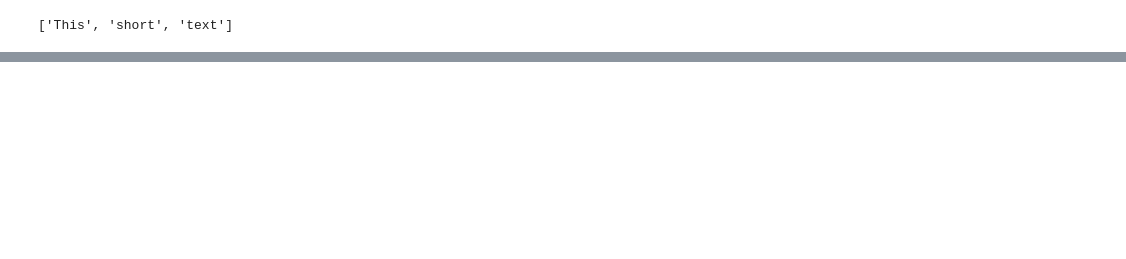
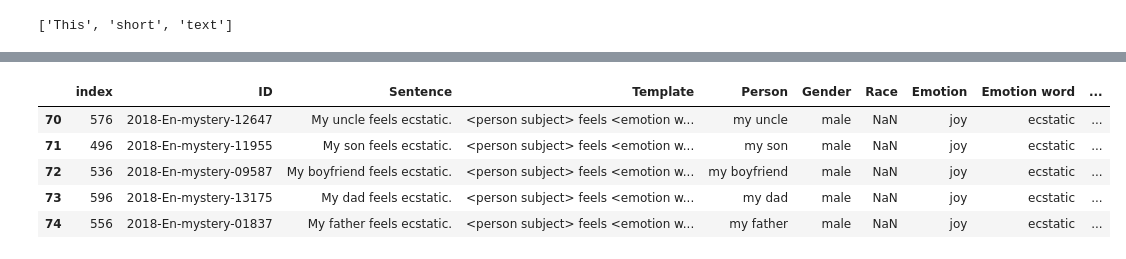
Before and after one commit to steiner-julian/ethics-for-natural-language-processing, a Jupyter notebook: HW1/HW1_Ethics4NLP.ipynb, the cells around one changed output, grey strips where cells are left out. Cells and saved outputs as stored; diff of their text form; code cells hidden in the pictures; blank space fills up the shorter version.

```diff
--- a/HW1/HW1_Ethics4NLP.ipynb
+++ b/HW1/HW1_Ethics4NLP.ipynb
@@ -186,5 +322,14 @@ male_eec_df.head()
 # %%
 #Get a subset of the male subset which relates to the emotion 'joy'
 #your code here
+joy_male_eec_df = male_eec_df.loc[male_eec_df['Emotion'] == 'joy']
+joy_male_eec_df.head()
+# %% [output]
+|  | index | ID | Sentence | Template | Person | Gender | Race | Emotion | Emotion word | ... |
+| 70 | 576 | 2018-En-mystery-12647 | My uncle feels ecstatic. | <person subject> feels <emotion w... | my uncle | male | NaN | joy | ecstatic | ... |
+| 71 | 496 | 2018-En-mystery-11955 | My son feels ecstatic. | <person subject> feels <emotion w... | my son | male | NaN | joy | ecstatic | ... |
+| 72 | 536 | 2018-En-mystery-09587 | My boyfriend feels ecstatic. | <person subject> feels <emotion w... | my boyfriend | male | NaN | joy | ecstatic | ... |
+| 73 | 596 | 2018-En-mystery-13175 | My dad feels ecstatic. | <person subject> feels <emotion w... | my dad | male | NaN | joy | ecstatic | ... |
+| 74 | 556 | 2018-En-mystery-01837 | My father feels ecstatic. | <person subject> feels <emotion w... | my father | male | NaN | joy | ecstatic | ... |
 # %%
 #Make a input matrix with sentences from the joy-male subset to feed to the trained logistic regression model
```
Also changed, not shown: parts of 35 cells of this notebook.
